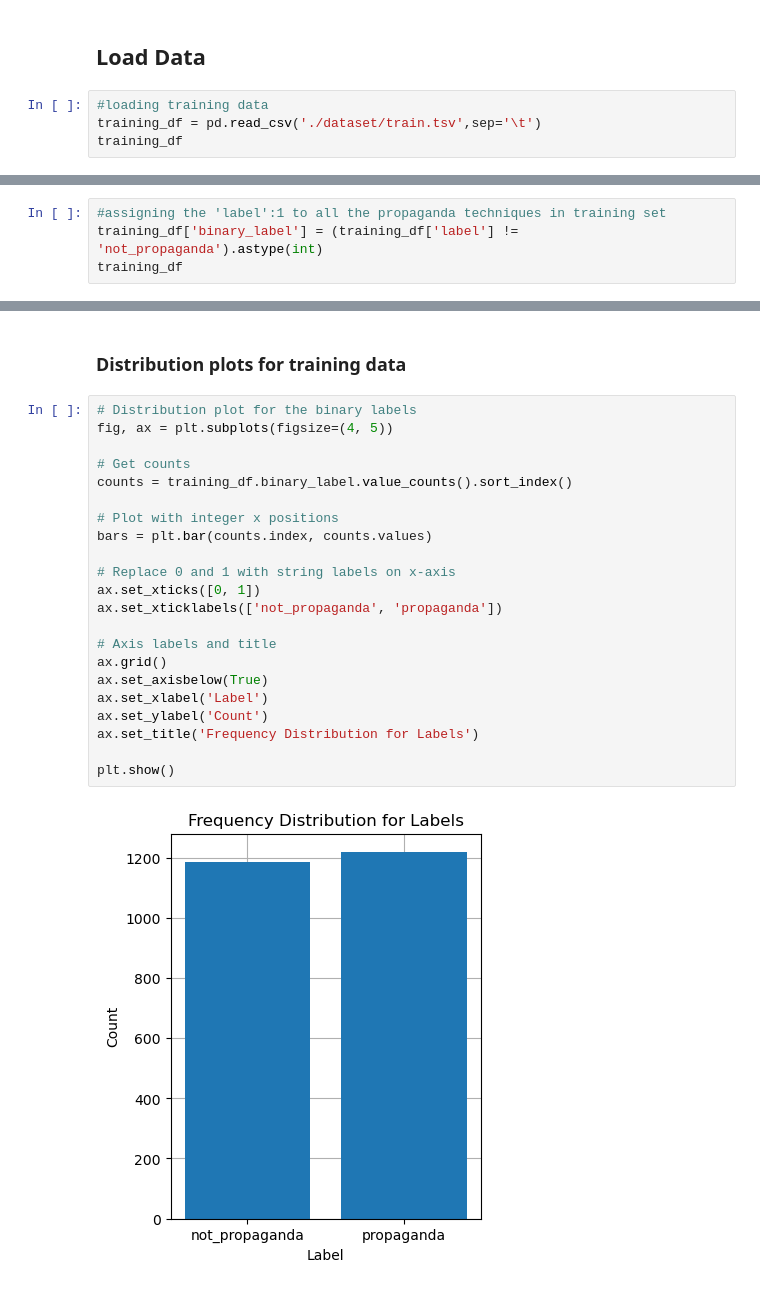
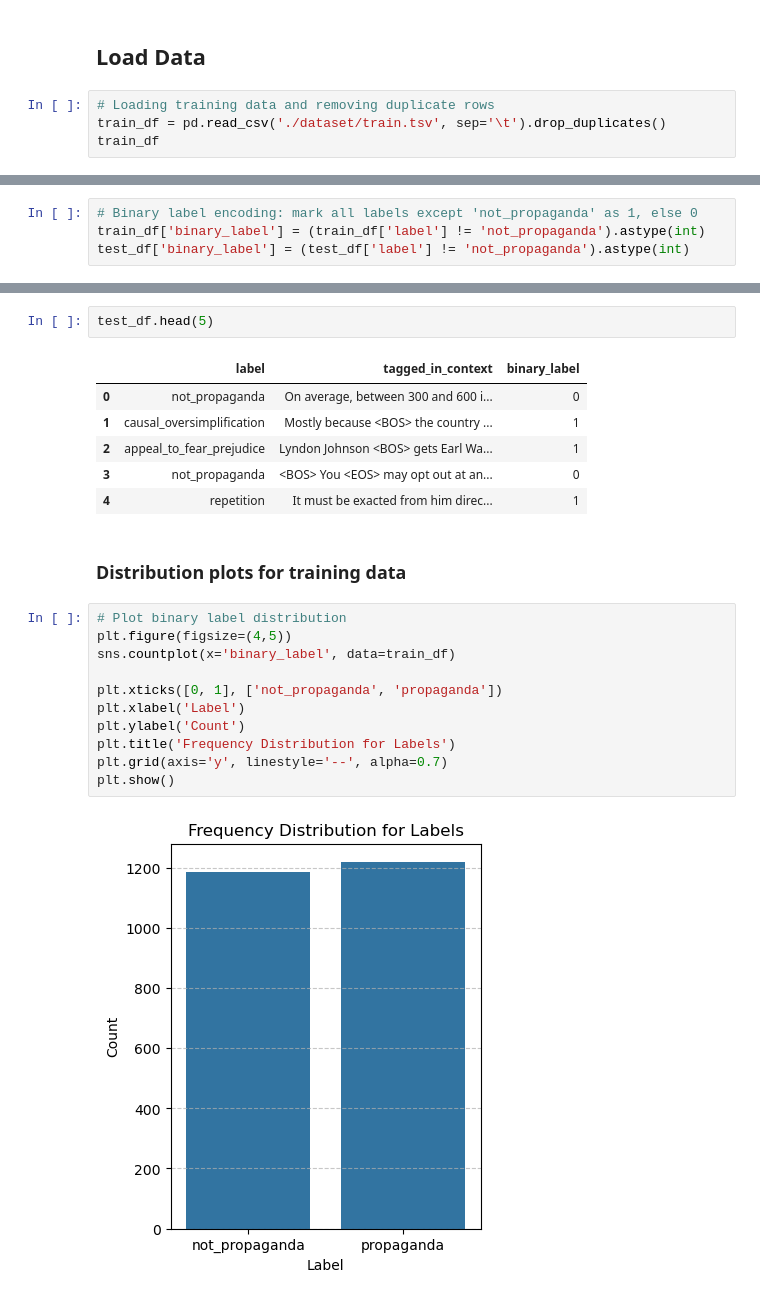
Before and after one commit to bhakuni27/Propaganda-Detection, a Jupyter notebook: PropagandaDetection.ipynb, the cells around one changed output, grey strips where cells are left out. Saved outputs shown, nothing was run; the diff lists cells and outputs as text.

```diff
--- a/PropagandaDetection.ipynb
+++ b/PropagandaDetection.ipynb
@@ -12,9 +21,9 @@ import matplotlib.pyplot as plt
 # %% [markdown]
 ## Load Data
 # %%
-#loading training data
-training_df = pd.read_csv('./dataset/train.tsv',sep='\t')
-training_df
+# Loading training data and removing duplicate rows
+train_df = pd.read_csv('./dataset/train.tsv', sep='\t').drop_duplicates()
+train_df
 # %% [output]
 |  | label | tagged_in_context |
 | 0 | not_propaganda | No, <BOS> he <EOS> will not be co... |
@@ -75,4 +77,4 @@ training_df.isna().sum(),testing_df.isna().sum()
 # %%
-#assigning the 'label':1 to all the propaganda techniques in training set
-training_df['binary_label'] = (training_df['label'] != 'not_propaganda').astype(int)
-training_df
+# Binary label encoding: mark all labels except 'not_propaganda' as 1, else 0
+train_df['binary_label'] = (train_df['label'] != 'not_propaganda').astype(int)
+test_df['binary_label'] = (test_df['label'] != 'not_propaganda').astype(int)
@@ -111,26 +90,24 @@ testing_df
+# %%
+test_df.head(5)
+# %% [output]
+|  | label | tagged_in_context | binary_label |
+| 0 | not_propaganda | On average, between 300 and 600 i... | 0 |
+| 1 | causal_oversimplification | Mostly because <BOS> the country ... | 1 |
+| 2 | appeal_to_fear_prejudice | Lyndon Johnson <BOS> gets Earl Wa... | 1 |
+| 3 | not_propaganda | <BOS> You <EOS> may opt out at an... | 0 |
+| 4 | repetition | It must be exacted from him direc... | 1 |
 # %% [markdown]
 ### Distribution plots for training data
 # %%
-# Distribution plot for the binary labels
-fig, ax = plt.subplots(figsize=(4, 5))
+# Plot binary label distribution
+plt.figure(figsize=(4,5))
+sns.countplot(x='binary_label', data=train_df)
 
-# Get counts
-counts = training_df.binary_label.value_counts().sort_index()
-
-# Plot with integer x positions
-bars = plt.bar(counts.index, counts.values)
-
-# Replace 0 and 1 with string labels on x-axis
-ax.set_xticks([0, 1])
-ax.set_xticklabels(['not_propaganda', 'propaganda'])
-
-# Axis labels and title
-ax.grid()
-ax.set_axisbelow(True)
-ax.set_xlabel('Label')
-ax.set_ylabel('Count')
-ax.set_title('Frequency Distribution for Labels')
-
+plt.xticks([0, 1], ['not_propaganda', 'propaganda'])
+plt.xlabel('Label')
+plt.ylabel('Count')
+plt.title('Frequency Distribution for Labels')
+plt.grid(axis='y', linestyle='--', alpha=0.7)
 plt.show()
 # %% [output]
-[figure, old version]
+[figure, new version]
```
Also changed, not shown: parts of 15 cells of this notebook.
